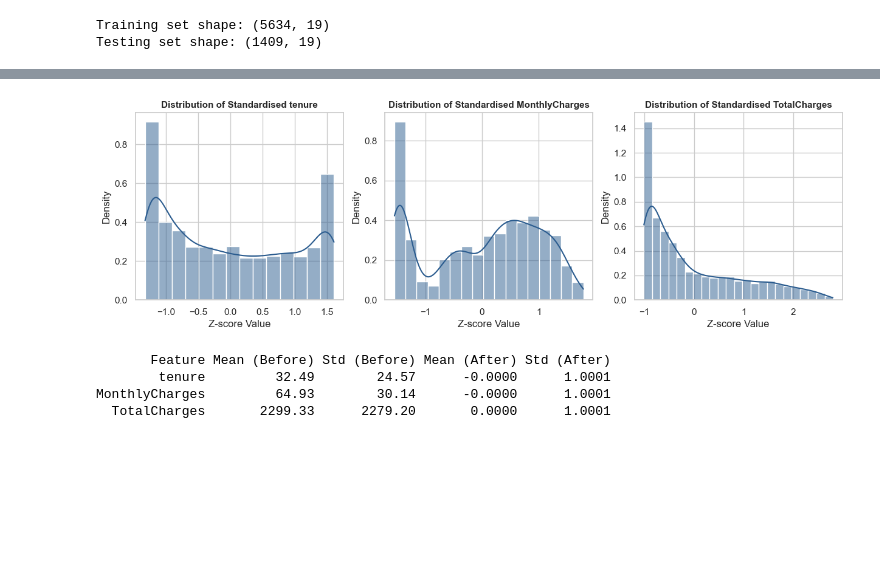
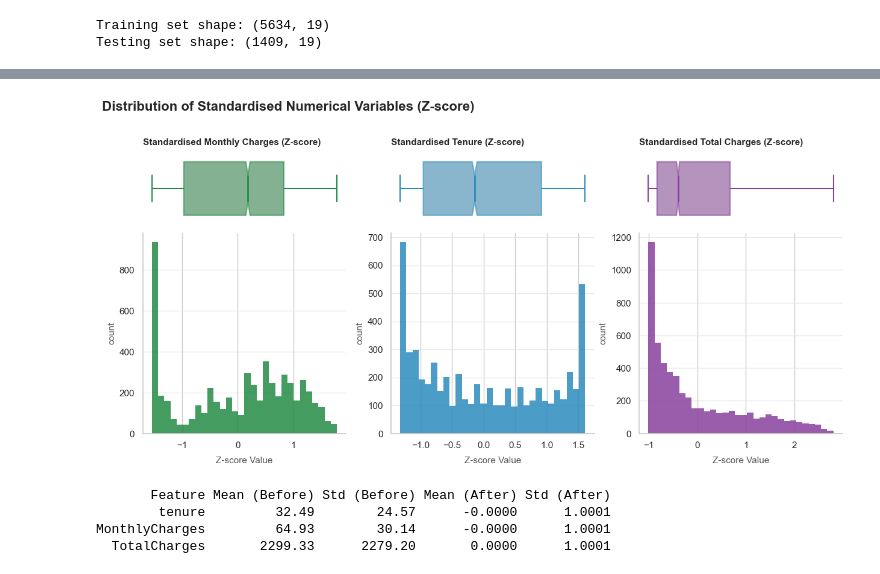
Before and after one commit to liewzxtarumt/john-ds, a Jupyter notebook: Telcom Customer Churn.ipynb, the cells around one changed output, grey strips where cells are left out. Saved outputs shown, nothing was run; the diff lists cells and outputs as text; code cells hidden in the pictures; blank space fills up the shorter version.

```diff
--- a/Telcom Customer Churn.ipynb
+++ b/Telcom Customer Churn.ipynb
@@ -923,40 +949,91 @@ plt.show()
 # %%
+import matplotlib.gridspec as gridspec
+import matplotlib.pyplot as plt
+import numpy as np
 import pandas as pd
-import numpy as np
-import matplotlib.pyplot as plt
 import seaborn as sns
 from sklearn.model_selection import train_test_split
 from sklearn.preprocessing import StandardScaler
 
-sns.set_theme(style="whitegrid")
+df = pd.read_csv("Telco_Cusomer_Churn.csv")
+df["TotalCharges"] = pd.to_numeric(
+    df["TotalCharges"].replace(" ", np.nan), errors="coerce"
+).fillna(0.0)
 
-df = pd.read_csv('Telco_Cusomer_Churn.csv')
-df['TotalCharges'] = pd.to_numeric(df['TotalCharges'].replace(' ', np.nan), errors='coerce').fillna(0.0)
-
-X = df[['tenure', 'MonthlyCharges', 'TotalCharges']]
-y = df['Churn'].map({'Yes': 1, 'No': 0})
-X_train, X_test, y_train, y_test = train_test_split(X, y, test_size=0.20, random_state=42, stratify=y)
+X = df[["tenure", "MonthlyCharges", "TotalCharges"]]
+y = df["Churn"].map({"Yes": 1, "No": 0})
+X_train, X_test, y_train, y_test = train_test_split(
+    X, y, test_size=0.20, random_state=42, stratify=y
+)
 
 scaler = StandardScaler()
 X_train_scaled = pd.DataFrame(
     scaler.fit_transform(X_train),
     columns=X_train.columns,
-    index=X_train.index
+    index=X_train.index,
 )
 
-fig, axes = plt.subplots(1, 3, figsize=(15, 4))
-num_cols = ['tenure', 'MonthlyCharges', 'TotalCharges']
+fig = plt.figure(figsize=(15, 6), facecolor="white")
+gs = gridspec.GridSpec(
+    2, 3, height_ratios=[0.25, 0.75], hspace=0.08, wspace=0.22
+)
 
-for i, col in enumerate(num_cols):
-    sns.histplot(X_train_scaled[col], kde=True, ax=axes[i], color='#2b5c8f', stat="density")
-    axes[i].set_title(f'Distribution of Standardised {col}', fontweight='bold', fontsize=11)
-    axes[i].set_xlabel('Z-score Value')
-    axes[i].set_ylabel('Density')
+num_cols_config = [
+    ("MonthlyCharges", "Standardised Monthly Charges (Z-score)", "#238b45"),
+    ("tenure", "Standardised Tenure (Z-score)", "#2b8cbe"),
+    ("TotalCharges", "Standardised Total Charges (Z-score)", "#88419d"),
+]
 
-plt.savefig('figure_3_20.png', dpi=300, bbox_inches='tight')
+for idx, (col, title, color) in enumerate(num_cols_config):
+    ax_box = fig.add_subplot(gs[0, idx])
+    ax_hist = fig.add_subplot(gs[1, idx], sharex=ax_box)
+
+    sns.boxplot(
+        x=X_train_scaled[col],
+        ax=ax_box,
+        color=color,
+        notch=True,
+        fliersize=3,
+        boxprops=dict(alpha=0.6, edgecolor=color, linewidth=1.5),
+        whiskerprops=dict(color=color, linewidth=1.5),
+        capprops=dict(color=color, linewidth=1.5),
+        medianprops=dict(color=color, linewidth=2),
+    )
+    ax_box.set(xlabel="")
+    ax_box.set_title(title, fontweight="bold", fontsize=11, loc="left", pad=12)
+    ax_box.axis("off")
+
+    sns.histplot(
+        X_train_scaled[col],
+        ax=ax_hist,
+        color=color,
+        bins=30,
+        edgecolor="none",
+        alpha=0.85,
+    )
+    ax_hist.set_xlabel("Z-score Value", color="#555555", labelpad=8, fontsize=11)
+    ax_hist.set_ylabel("count", color="#555555", fontsize=11)
+    ax_hist.grid(axis="y", linestyle="-", color="#E5E5E5", alpha=0.8)
+    ax_hist.set_axisbelow(True)
+
+    ax_hist.spines["top"].set_visible(False)
+    ax_hist.spines["right"].set_visible(False)
+    ax_hist.spines["left"].set_color("#CCCCCC")
+    ax_hist.spines["bottom"].set_color("#CCCCCC")
+
+plt.suptitle(
+    "Distribution of Standardised Numerical Variables (Z-score)",
+    x=0.08,
+    y=1.03,
+    fontsize=16,
+    fontweight="bold",
+    ha="left",
+)
+
+plt.savefig("figure_3_20_zscore.png", dpi=300, bbox_inches="tight")
 plt.show()
 # %% [output]
-[figure, old version]
+[figure, new version]
 # %%
 import pandas as pd
 import numpy as np
```
Also changed, not shown: parts of 7 cells of this notebook.
